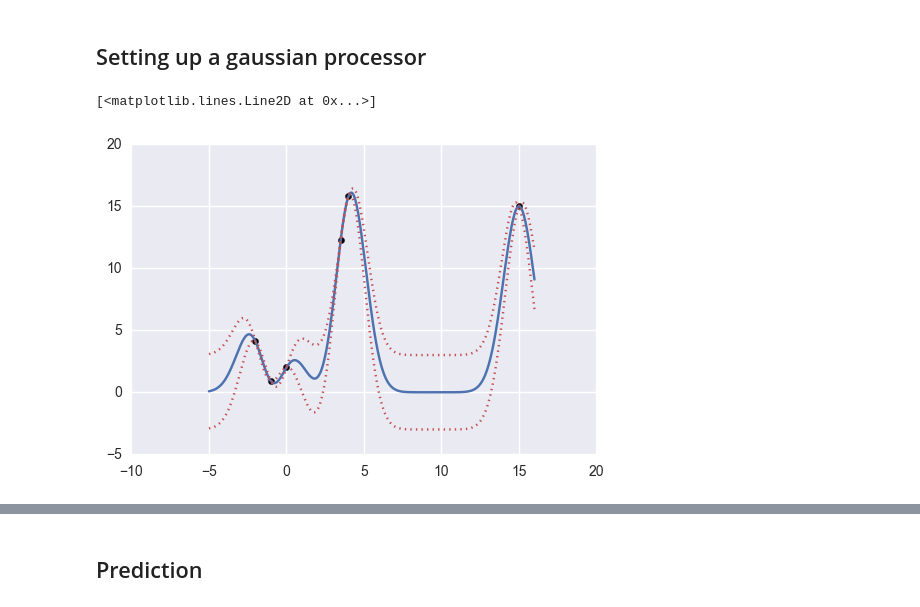
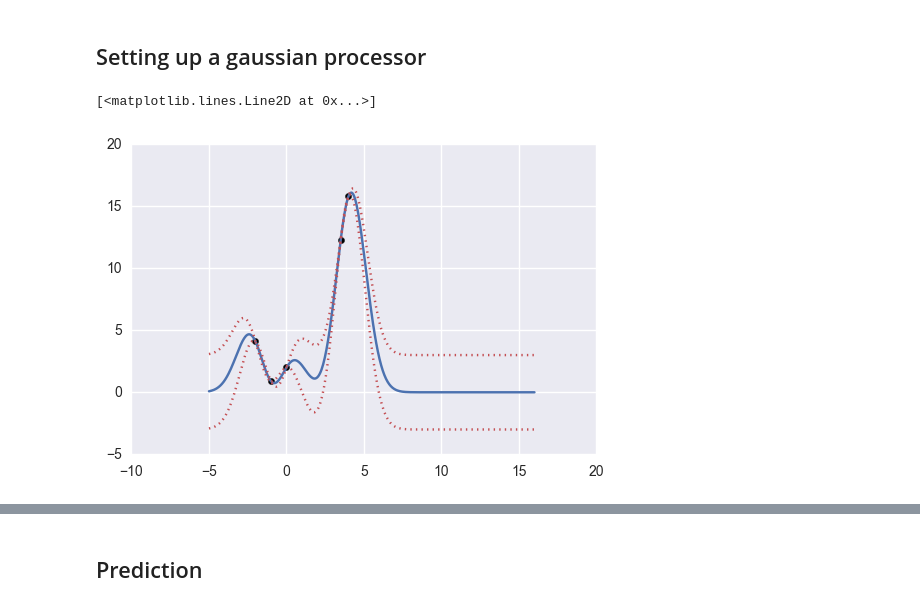
Before and after one commit to muatik/machine-learning-examples, a Jupyter notebook: gaussianprocess2.ipynb, the cells around one changed output, grey strips where cells are left out. Cells and saved outputs as stored; diff of their text form; code cells hidden in the pictures.

```diff
--- a/gaussianprocess2.ipynb
+++ b/gaussianprocess2.ipynb
@@ -56,18 +92,18 @@ class GP(object):
 # %% [markdown]
 ## Setting up a gaussian processor
 # %%
-x = np.array([-2, -1, 0, 3.5, 4, 15]);
-y = np.array([4.1, 0.9, 2, 12.3, 15.8, 15])
+x = np.array([-2, -1, 0, 3.5, 4]);
+y = np.array([4.1, 0.9, 2, 12.3, 15.8])
 gaus = GP(x, y)
 
 x_guess = np.linspace(-5, 16, 400)
 y_pred = np.vectorize(gaus.predict)(x_guess)
 
 plt.scatter(x, y, c="black")
 plt.plot(x_guess, y_pred[0], c="b")
 plt.plot(x_guess, y_pred[0] - np.sqrt(y_pred[1]) * 3, "r:")
 plt.plot(x_guess, y_pred[0] + np.sqrt(y_pred[1]) * 3, "r:")
 # %% [output]
 [<matplotlib.lines.Line2D at 0x...>]
-[figure, old version]
+[figure, new version]
 # %%
```
Also changed, not shown: parts of 8 cells of this notebook, 2 other files.
